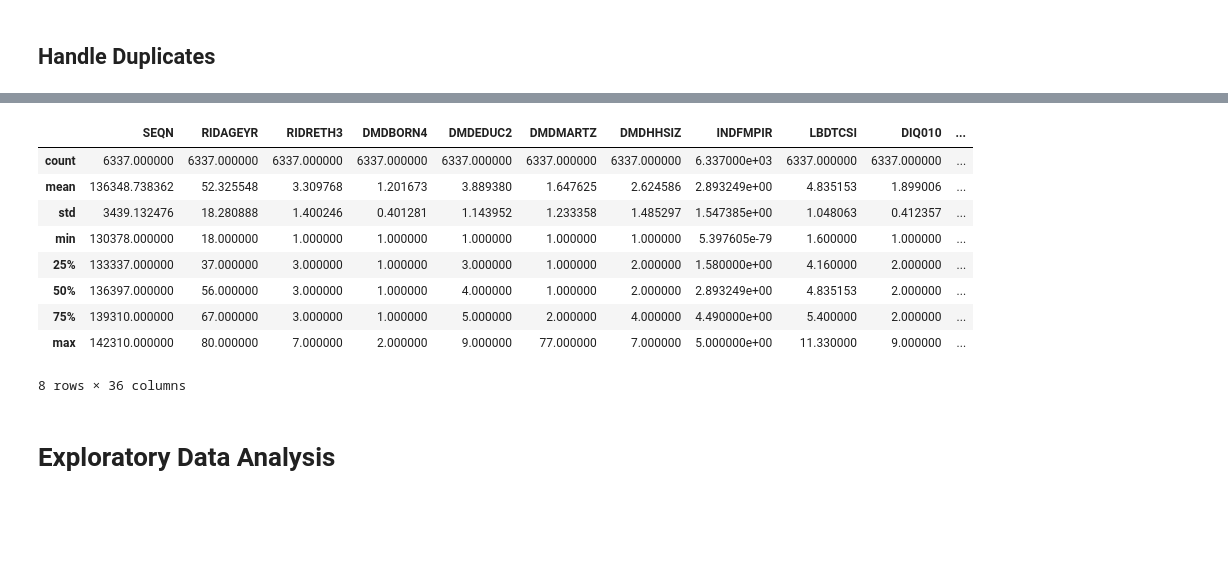
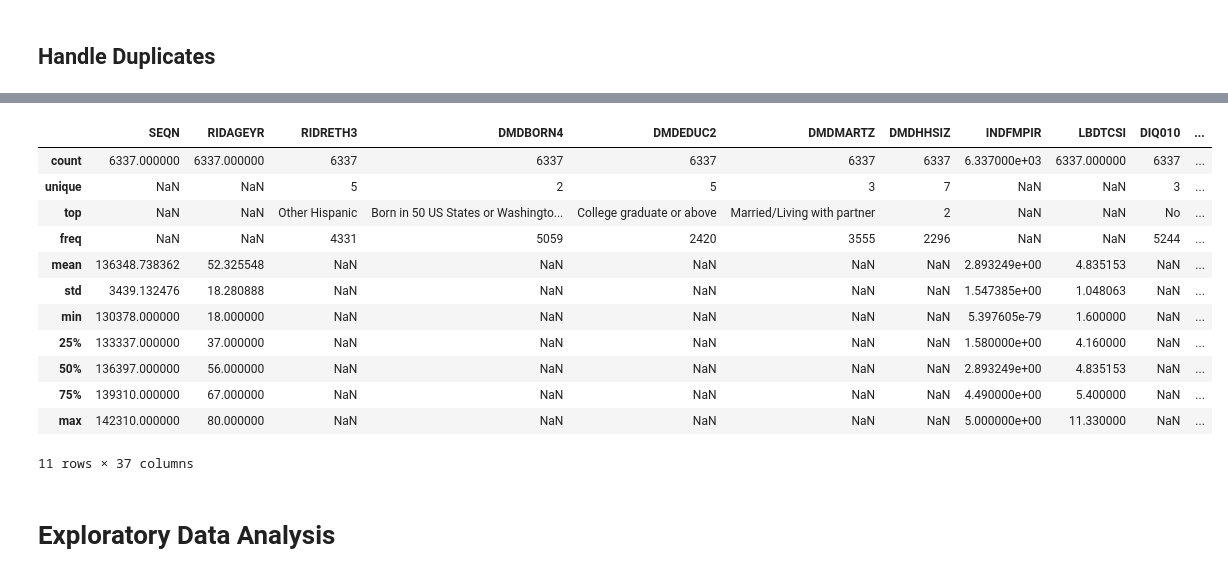
Before and after one commit to lizbethkr/Operation-Diabetes-Prevention, a Jupyter notebook: notebooks/01_data_preprocessing.ipynb, the cells around one changed output, grey strips where cells are left out. Cells and saved outputs as stored; diff of their text form; code cells hidden in the pictures; blank space fills up the shorter version.

```diff
--- a/notebooks/01_data_preprocessing.ipynb
+++ b/notebooks/01_data_preprocessing.ipynb
@@ -124,3 +125,5 @@ filtered_df.describe()
+# %%
+filtered_df = convert_to_null(filtered_df)
 # %% [markdown]
 ### Columns that are more than 50% null
 # %%
@@ -209,6 +218,12 @@ fill_vals = {
     'DMDEDUC2': filtered_df['DMDEDUC2'].mode()[0],
     'DMDMARTZ': filtered_df['DMDMARTZ'].mode()[0],
     'LBDTCSI': filtered_df['LBDTCSI'].mean(),
+    'DIQ010': filtered_df['DIQ010'].mode()[0],
+    'DBQ940': filtered_df['DBQ940'].mean(),
+    'DBQ945': filtered_df['DBQ945'].mean(),
+    'BPQ020': filtered_df['BPQ020'].mode()[0],
+    'BPQ080': filtered_df['BPQ080'].mode()[0],
+    'BPQ101D': filtered_df['BPQ101D'].mode()[0],
     'PAD680': filtered_df['PAD680'].mode()[0],
     'INDFMMPC': filtered_df['INDFMMPC'].mean(),
 }
@@ -294,0 +308,2 @@ map_cat_vars(filtered_df)
+# %%
+filtered_df = map_cat_vars(filtered_df)
@@ -295,15 +320,18 @@ map_cat_vars(filtered_df)
 # %%
-filtered_df.describe()
+filtered_df.describe(include = 'all')
 # %% [output]
 |  | SEQN | RIDAGEYR | RIDRETH3 | DMDBORN4 | DMDEDUC2 | DMDMARTZ | DMDHHSIZ | INDFMPIR | LBDTCSI | DIQ010 | ... |
-| count | 6337.000000 | 6337.000000 | 6337.000000 | 6337.000000 | 6337.000000 | 6337.000000 | 6337.000000 | 6.337000e+03 | 6337.000000 | 6337.000000 | ... |
-| mean | 136348.738362 | 52.325548 | 3.309768 | 1.201673 | 3.889380 | 1.647625 | 2.624586 | 2.893249e+00 | 4.835153 | 1.899006 | ... |
-| std | 3439.132476 | 18.280888 | 1.400246 | 0.401281 | 1.143952 | 1.233358 | 1.485297 | 1.547385e+00 | 1.048063 | 0.412357 | ... |
-| min | 130378.000000 | 18.000000 | 1.000000 | 1.000000 | 1.000000 | 1.000000 | 1.000000 | 5.397605e-79 | 1.600000 | 1.000000 | ... |
-| 25% | 133337.000000 | 37.000000 | 3.000000 | 1.000000 | 3.000000 | 1.000000 | 2.000000 | 1.580000e+00 | 4.160000 | 2.000000 | ... |
-| 50% | 136397.000000 | 56.000000 | 3.000000 | 1.000000 | 4.000000 | 1.000000 | 2.000000 | 2.893249e+00 | 4.835153 | 2.000000 | ... |
-| 75% | 139310.000000 | 67.000000 | 3.000000 | 1.000000 | 5.000000 | 2.000000 | 4.000000 | 4.490000e+00 | 5.400000 | 2.000000 | ... |
-| max | 142310.000000 | 80.000000 | 7.000000 | 2.000000 | 9.000000 | 77.000000 | 7.000000 | 5.000000e+00 | 11.330000 | 9.000000 | ... |
+| count | 6337.000000 | 6337.000000 | 6337 | 6337 | 6337 | 6337 | 6337 | 6.337000e+03 | 6337.000000 | 6337 | ... |
+| unique | NaN | NaN | 5 | 2 | 5 | 3 | 7 | NaN | NaN | 3 | ... |
+| top | NaN | NaN | Other Hispanic | Born in 50 US States or Washingto... | College graduate or above | Married/Living with partner | 2 | NaN | NaN | No | ... |
+| freq | NaN | NaN | 4331 | 5059 | 2420 | 3555 | 2296 | NaN | NaN | 5244 | ... |
+| mean | 136348.738362 | 52.325548 | NaN | NaN | NaN | NaN | NaN | 2.893249e+00 | 4.835153 | NaN | ... |
+| std | 3439.132476 | 18.280888 | NaN | NaN | NaN | NaN | NaN | 1.547385e+00 | 1.048063 | NaN | ... |
+| min | 130378.000000 | 18.000000 | NaN | NaN | NaN | NaN | NaN | 5.397605e-79 | 1.600000 | NaN | ... |
+| 25% | 133337.000000 | 37.000000 | NaN | NaN | NaN | NaN | NaN | 1.580000e+00 | 4.160000 | NaN | ... |
+| 50% | 136397.000000 | 56.000000 | NaN | NaN | NaN | NaN | NaN | 2.893249e+00 | 4.835153 | NaN | ... |
+| 75% | 139310.000000 | 67.000000 | NaN | NaN | NaN | NaN | NaN | 4.490000e+00 | 5.400000 | NaN | ... |
+| max | 142310.000000 | 80.000000 | NaN | NaN | NaN | NaN | NaN | 5.000000e+00 | 11.330000 | NaN | ... |
-8 rows × 36 columns
+11 rows × 37 columns
 # %% [markdown]
 # Exploratory Data Analysis
```
Also changed, not shown: parts of 12 cells of this notebook, 1 other file.
